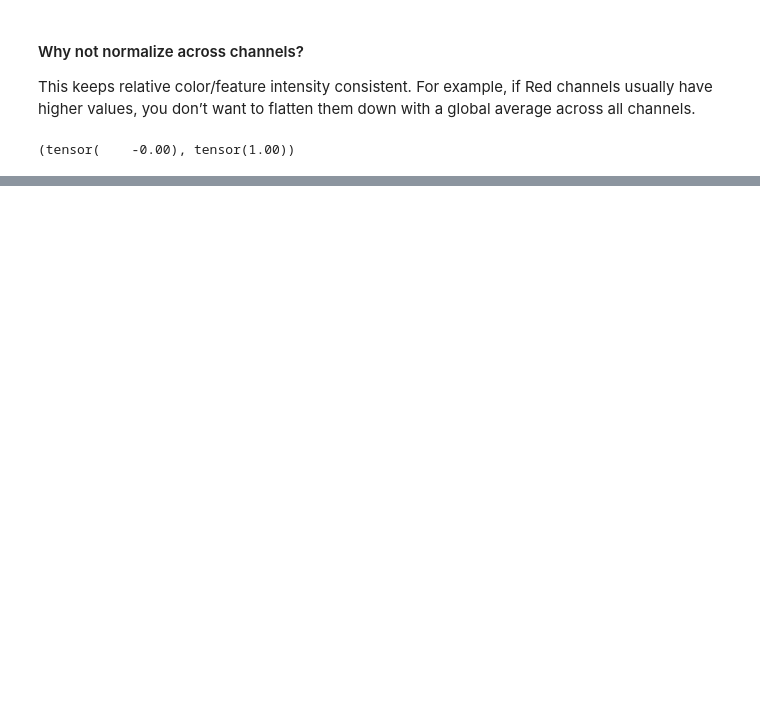
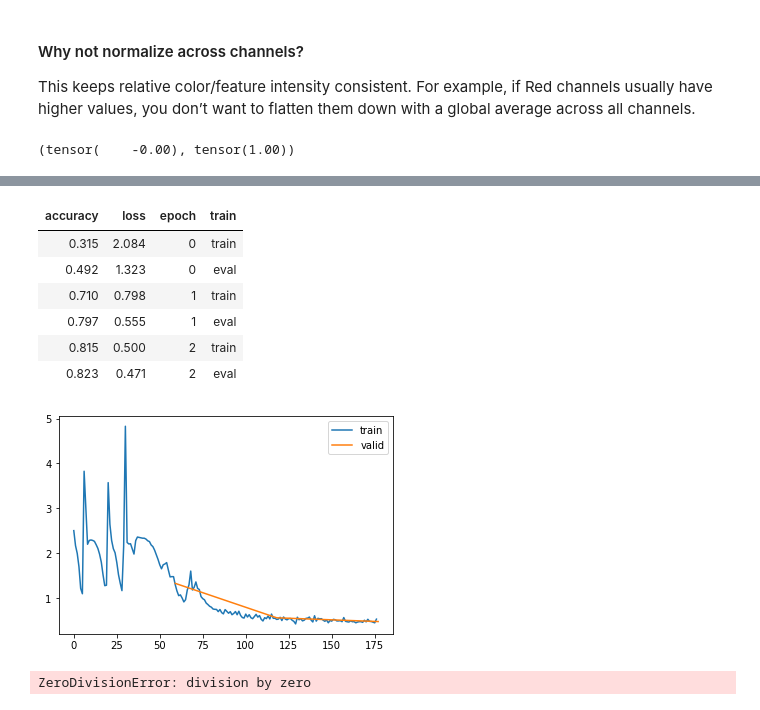
Before and after one commit to hemant0591/Inilialization, a Jupyter notebook: Initialization.ipynb, the cells around one changed output, grey strips where cells are left out. Cells and saved outputs as stored; diff of their text form; code cells hidden in the pictures; blank space fills up the shorter version.

```diff
--- a/Initialization.ipynb
+++ b/Initialization.ipynb
@@ -701,0 +760,24 @@ xb.mean(), xb.std()
+# %%
+act_gr = partial(GeneralReLU, leak=0.1, sub=0.4)
+astats = ActivationStats(fc.risinstance(GeneralReLU))
+cbs = [DeviceCB(), metrics, ProgressCB(plot=True), astats]
+iw = partial(init_weights, leaky=0.1)
+# %%
+model = get_model(act_gr).apply(iw)
+# %%
+set_seed(42)
+learn = MomentumLearner(model, dls, F.cross_entropy, lr=0.2, cbs=cbs)
+learn.fit(3)
+# %% [output]
+| accuracy | loss | epoch | train |
+| 0.315 | 2.084 | 0 | train |
+| 0.492 | 1.323 | 0 | eval |
+| 0.710 | 0.798 | 1 | train |
+| 0.797 | 0.555 | 1 | eval |
+| 0.815 | 0.500 | 2 | train |
+| 0.823 | 0.471 | 2 | eval |
+[figure, added]
+# %%
+astats.color_dim()
+# %% [output]
+ZeroDivisionError: division by zero
```
Also changed, not shown: parts of 45 cells of this notebook.
